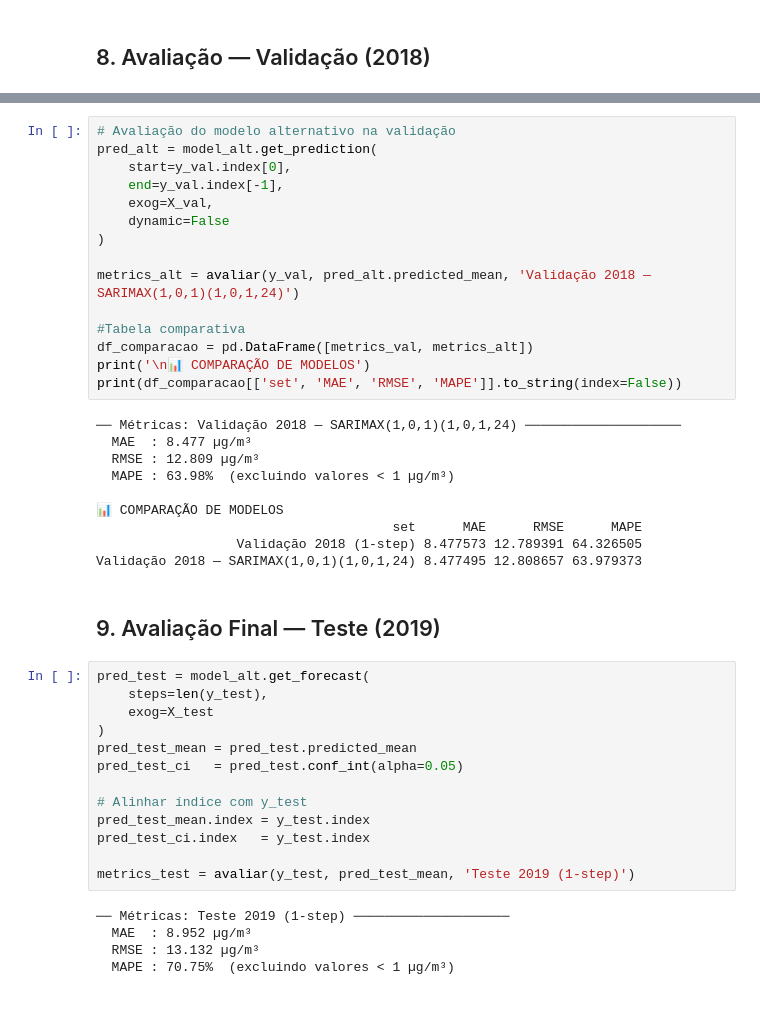
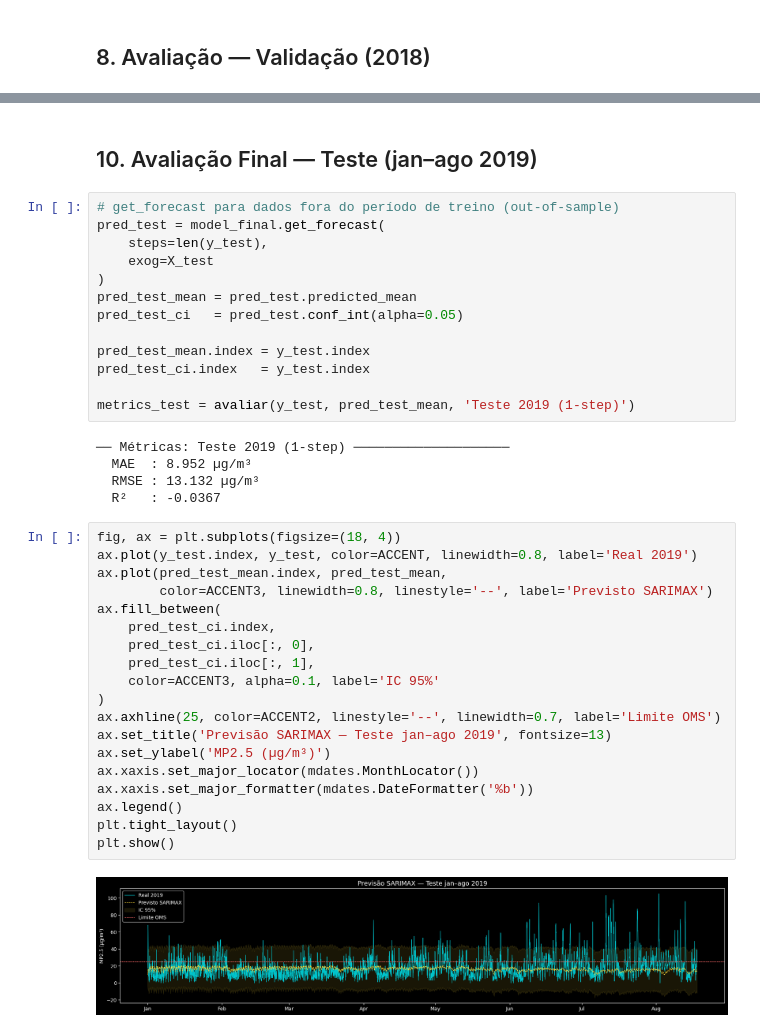
Before and after one commit to izabelcmn/respira_sp, a Jupyter notebook: notebook/Joao_sarimax_2013_2019.ipynb, the cells around one changed output, grey strips where cells are left out. Drawn from its saved outputs; the diff is of its cells as text; blank space fills up the shorter version.

```diff
--- a/notebook/Joao_sarimax_2013_2019.ipynb
+++ b/notebook/Joao_sarimax_2013_2019.ipynb
@@ -448,46 +436,42 @@ print('✅ Concluído!')
+# %% [markdown]
+## 10. Avaliação Final — Teste (jan–ago 2019)
 # %%
-# Avaliação do modelo alternativo na validação
-pred_alt = model_alt.get_prediction(
-    start=y_val.index[0],
-    end=y_val.index[-1],
-    exog=X_val,
-    dynamic=False
+# get_forecast para dados fora do período de treino (out-of-sample)
+pred_test = model_final.get_forecast(
+    steps=len(y_test),
+    exog=X_test
 )
+pred_test_mean = pred_test.predicted_mean
+pred_test_ci   = pred_test.conf_int(alpha=0.05)
 
-metrics_alt = avaliar(y_val, pred_alt.predicted_mean, 'Validação 2018 — SARIMAX(1,0,1)(1,0,1,24)')
+pred_test_mean.index = y_test.index
+pred_test_ci.index   = y_test.index
 
-#Tabela comparativa
-df_comparacao = pd.DataFrame([metrics_val, metrics_alt])
-print('\n📊 COMPARAÇÃO DE MODELOS')
-print(df_comparacao[['set', 'MAE', 'RMSE', 'MAPE']].to_string(index=False))
+metrics_test = avaliar(y_test, pred_test_mean, 'Teste 2019 (1-step)')
 # %% [output]
-── Métricas: Validação 2018 — SARIMAX(1,0,1)(1,0,1,24) ────────────────────
-  MAE  : 8.477 µg/m³
-  RMSE : 12.809 µg/m³
-  MAPE : 63.98%  (excluindo valores < 1 µg/m³)
-
-📊 COMPARAÇÃO DE MODELOS
-                                      set      MAE      RMSE      MAPE
-                  Validação 2018 (1-step) 8.477573 12.789391 64.326505
-Validação 2018 — SARIMAX(1,0,1)(1,0,1,24) 8.477495 12.808657 63.979373
+── Métricas: Teste 2019 (1-step) ────────────────────
+  MAE  : 8.952 µg/m³
+  RMSE : 13.132 µg/m³
+  R²   : -0.0367
-# %% [markdown]
-## 9. Avaliação Final — Teste (2019)
 # %%
-pred_test = model_alt.get_forecast(
-    steps=len(y_test),
-    exog=X_test
+fig, ax = plt.subplots(figsize=(18, 4))
+ax.plot(y_test.index, y_test, color=ACCENT, linewidth=0.8, label='Real 2019')
+ax.plot(pred_test_mean.index, pred_test_mean,
+        color=ACCENT3, linewidth=0.8, linestyle='--', label='Previsto SARIMAX')
+ax.fill_between(
+    pred_test_ci.index,
+    pred_test_ci.iloc[:, 0],
+    pred_test_ci.iloc[:, 1],
+    color=ACCENT3, alpha=0.1, label='IC 95%'
 )
-pred_test_mean = pred_test.predicted_mean
-pred_test_ci   = pred_test.conf_int(alpha=0.05)
-
-# Alinhar índice com y_test
-pred_test_mean.index = y_test.index
-pred_test_ci.index   = y_test.index
-
-metrics_test = avaliar(y_test, pred_test_mean, 'Teste 2019 (1-step)')
+ax.axhline(25, color=ACCENT2, linestyle='--', linewidth=0.7, label='Limite OMS')
+ax.set_title('Previsão SARIMAX — Teste jan–ago 2019', fontsize=13)
+ax.set_ylabel('MP2.5 (µg/m³)')
+ax.xaxis.set_major_locator(mdates.MonthLocator())
+ax.xaxis.set_major_formatter(mdates.DateFormatter('%b'))
+ax.legend()
+plt.tight_layout()
+plt.show()
 # %% [output]
-── Métricas: Teste 2019 (1-step) ────────────────────
-  MAE  : 8.952 µg/m³
-  RMSE : 13.132 µg/m³
-  MAPE : 70.75%  (excluindo valores < 1 µg/m³)
+[figure, added]
 # %%
```
Also changed, not shown: parts of 18 cells of this notebook, 2 other files.
